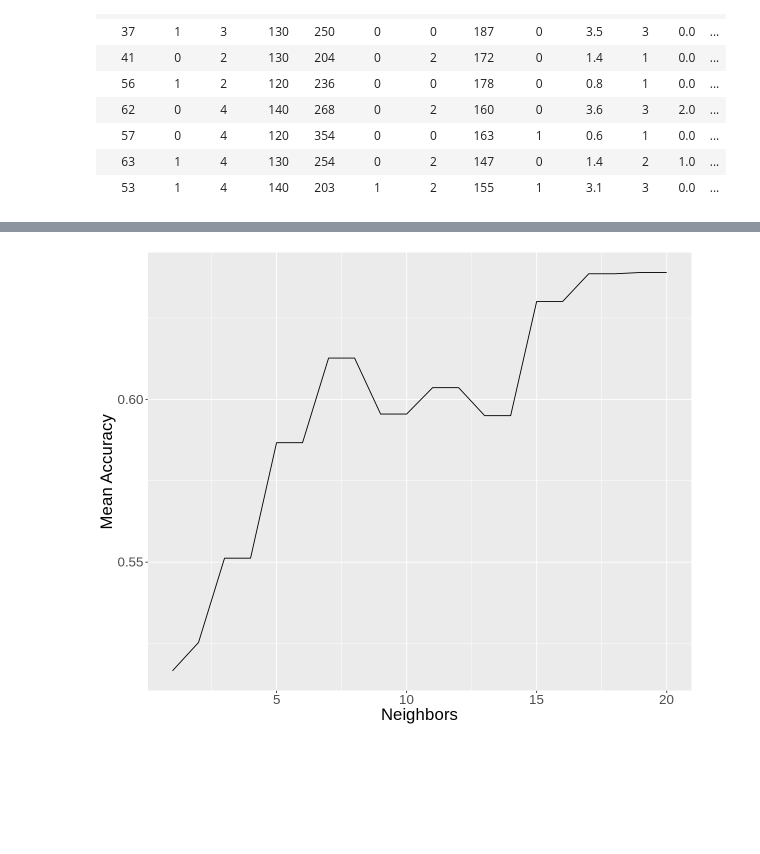
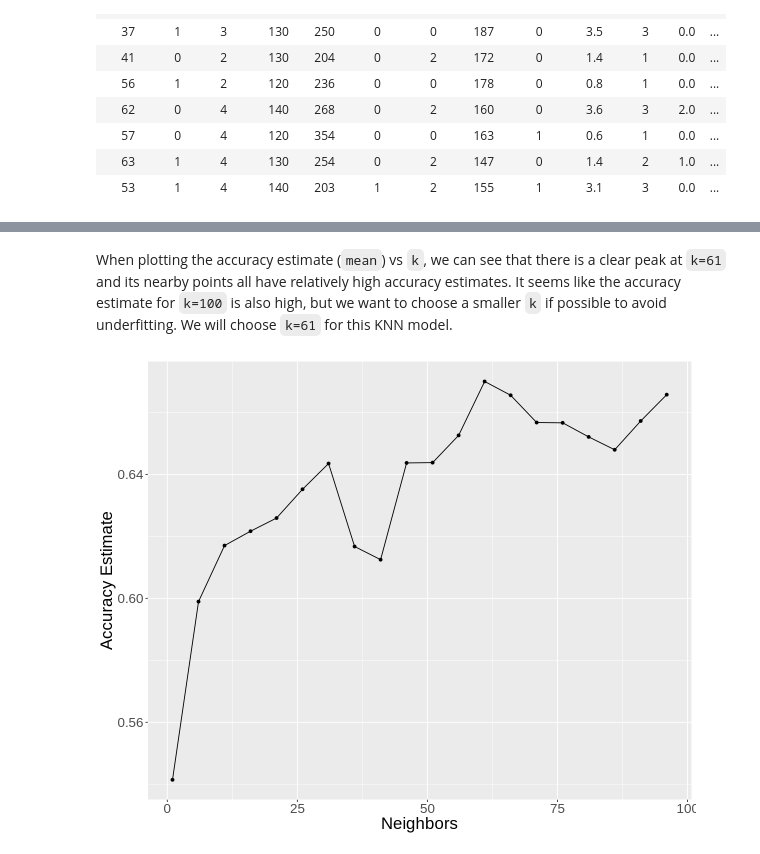
Before and after one commit to yeojunh/DSCI-100-Project, a Jupyter notebook: group_76_project_report.ipynb, the cells around one changed output, grey strips where cells are left out. Cells and saved outputs as stored; diff of their text form; code cells hidden in the pictures; blank space fills up the shorter version.

```diff
--- a/group_76_project_report.ipynb
+++ b/group_76_project_report.ipynb
@@ -226,0 +243,3 @@ best_k
+# %%
+set.seed(1000)
+heart_vfold<- vfold_cv(heart_train, v = 5, strata = heart_disease)
@@ -226,0 +248,2 @@ best_k
+# %%
+gridvals<- tibble(neighbors = seq(from = 1,to = 100, by=5))
@@ -226,0 +252,6 @@ best_k
+# %%
+knn_result<- workflow() %>%
+    add_recipe(knn_recipe) %>%
+    add_model(knn_tune) %>%
+    tune_grid(resamples = heart_vfold, grid = gridvals) %>%
+    collect_metrics()
@@ -226,0 +260,7 @@ best_k
+# %%
+accuracies <- knn_result %>%
+    filter(.metric == "accuracy")
+
+head(accuracies %>% arrange(desc(mean)), 10)
+
+best_k <- 61
@@ -227,11 +281,12 @@ best_k
+# %% [markdown]
+When plotting the accuracy estimate (`mean`) vs `k`, we can see that there is a clear peak at `k=61` and its nearby points all have relatively high accuracy estimates. It seems like the accuracy estimate for `k=100` is also high, but we want to choose a smaller `k` if possible to avoid underfitting. We will choose `k=61` for this KNN model.
 # %%
-accuracy_vs_k<- knn_result|>
-                filter(.metric == "accuracy")
-accuracy_vs_k_plot<- accuracy_vs_k|>
-            ggplot(aes(x = neighbors, y = mean))+
-            geom_line()+
-            labs(x = "Neighbors", y = "Mean Accuracy")+
-            theme(text = element_text(size = 20))
+accuracy_vs_k_plot<- accuracies %>%
+    ggplot(aes(x = neighbors, y = mean)) +
+    geom_point() +
+    geom_line() +
+    labs(x = "Neighbors", y = "Accuracy Estimate") +
+    theme(text = element_text(size = 20))
 accuracy_vs_k_plot
 # %% [output]
-[figure, old version]
+[figure, new version]
```
Also changed, not shown: parts of 40 cells of this notebook.
